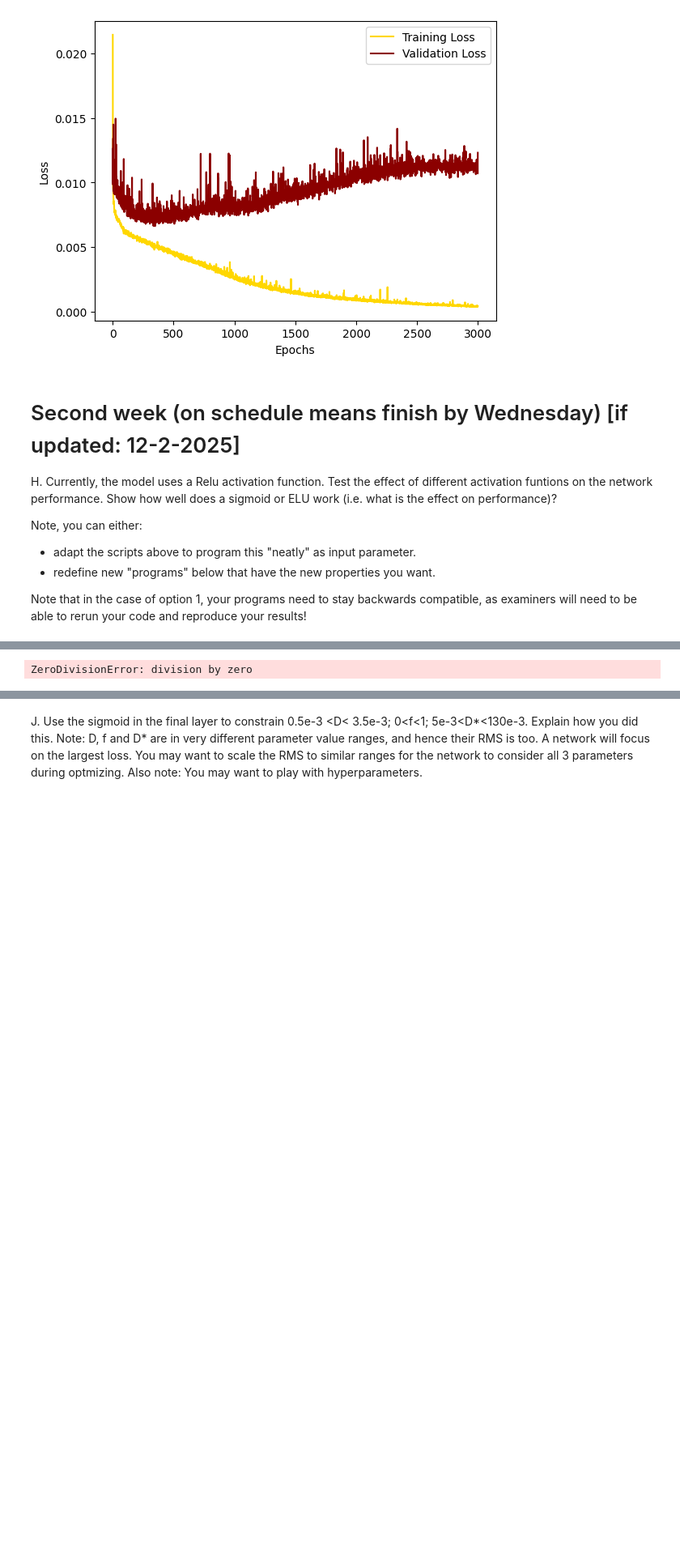
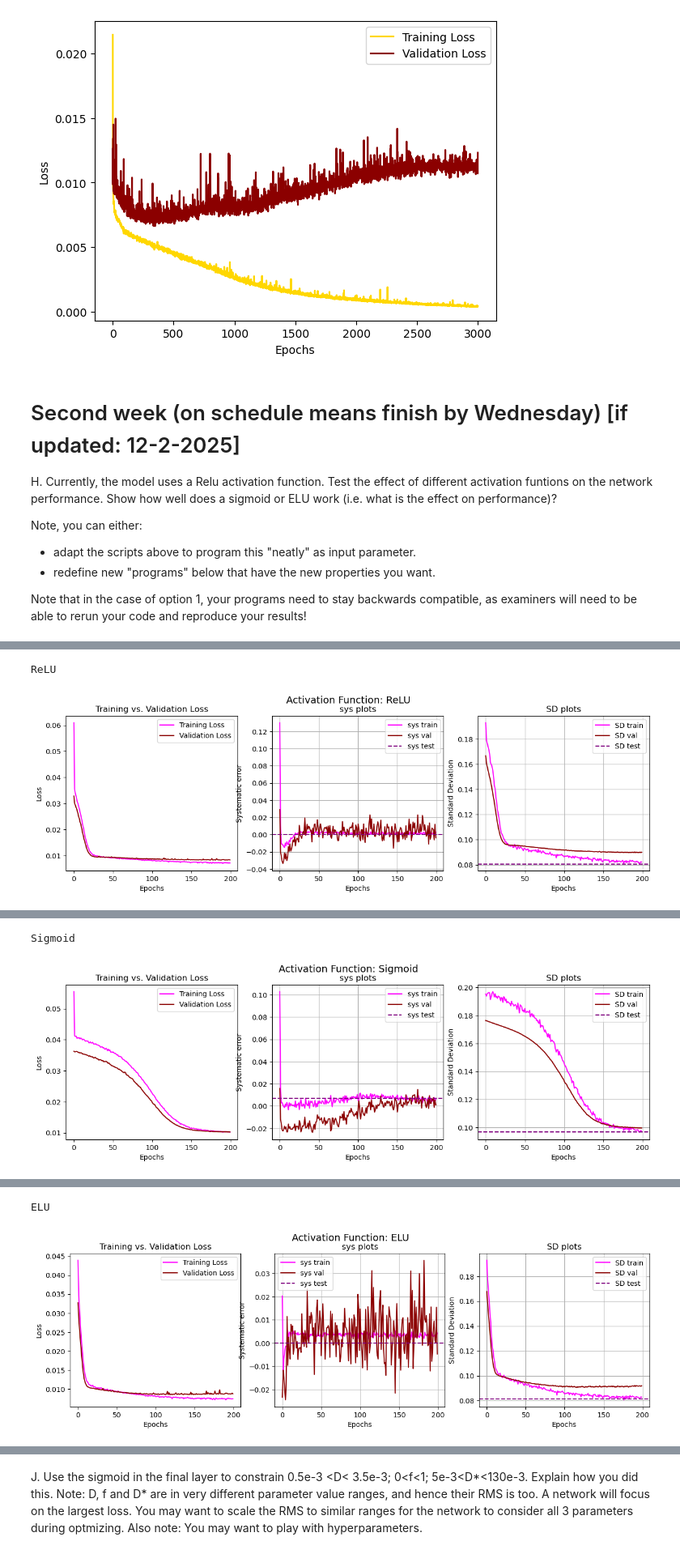
Before and after one commit to zoeazra/AI4MedicalImaging, a Jupyter notebook: Assignment 1/exercise_1.ipynb, the cells around one changed output, grey strips where cells are left out. Shown at 81% size. Cells and saved outputs as stored; diff of their text form; code cells hidden in the pictures; blank space fills up the shorter version.

```diff
--- a/Assignment 1/exercise_1.ipynb
+++ b/Assignment 1/exercise_1.ipynb
@@ -283,11 +313,11 @@ Adagrad on the other hand seems to perform the best out of all four optimizers.
 Code for 1A
 # %%
 #function that creates the model, splits the data and initializes the optimizer
-def create_data_model(name, learningrate=0.1, hidden_layers=2, seed=42, optimizer='SGD',bvalues=bvalues,batch_size=16,sims=1000, n_width=len(bvalues)):
+def create_data_model(name, learningrate=0.1, hidden_layers=2, seed=42, optimizer='SGD',bvalues=bvalues,batch_size=16,sims=1000, n_width=len(bvalues), function_act="ReLU", n_outputs=1):
     trainloader, inferloader, testloader = sim_dat(bvalues,batch_size=batch_size,sims=sims)
 
     # initialize model
-    model = make_model(n_inputs=len(bvalues), n_hidden=hidden_layers, n_outputs=1, n_width=n_width)
+    model = make_model(n_inputs=len(bvalues), n_hidden=hidden_layers, n_outputs=n_outputs, n_width=n_width, function=function_act)
     model.apply(init_weights)
 
     # initialize wandb
@@ -950,8 +889,9 @@ def create_data_model_adjusted(name, learningrate=0.1, hidden_layers=2, seed=42,
 # %%
 activation_functions = ['ReLU', 'Sigmoid', 'ELU']
+results = {}
 
 for function in activation_functions:
-    model, trainloader, inferloader, testloader, loss_module, device, optimizer = create_data_model_adjusted('test', optimizer="SGD", learningrate=0.001, function=function)
+    model, trainloader, inferloader, testloader, loss_module, device, opt = create_data_model('test', optimizer="SGD", learningrate=0.1, function=function)
 
     train_losses, val_losses, sys_val, SD_val, sys_train, SD_train = train_val_network(model, trainloader, inferloader, testloader, loss_module, device, opt, epochs=200)
 
@@ -960,7 +900,7 @@ for function in activation_functions:
     f_ref_test = torch.cat(f_ref_test).cpu().detach().numpy()
     f_pred_test = torch.cat(f_pred_test).cpu().detach().numpy()
 
-    results[learning_rate] = {
+    results[function] = {
         "train_losses": train_losses,
         "val_losses": val_losses,
         "Final Train Loss": train_losses[-1],
@@ -975,37 +915,40 @@ for function in activation_functions:
     }
 
     fig, axes = plt.subplots(1, 3, figsize=(15,4))
+
 
     # Plot training vs. validation loss
     axes[0].plot(range(len(train_losses)), train_losses, label="Training Loss", color="magenta")
     axes[0].plot(range(len(val_losses)), val_losses, label="Validation Loss", color="darkred")
     axes[0].set_xlabel("Epochs")
     axes[0].set_ylabel("Loss")
     axes[0].set_title("Training vs. Validation Loss")
     axes[0].legend()
 
 
 
 
     # Plot the results
     axes[1].plot(range(len(train_losses)), sys_train, color="magenta", label="sys train")
     axes[1].plot(range(len(val_losses)), sys_val, color="darkred", label="sys val")
     axes[1].axhline(sys_test, color="purple", label="sys test", linestyle = "--")
     axes[1].set_xlabel("Epochs")
     axes[1].set_ylabel("Systematic error")
     axes[1].set_title("sys plots")
     axes[1].legend()
     axes[1].grid(True)
 
     axes[2].plot(range(len(train_losses)), SD_train, color="magenta", label="SD train")
     axes[2].plot(range(len(val_losses)), SD_val, color="darkred", label="SD val")
     axes[2].axhline(SD_test, color="purple", label="SD test", linestyle = "--")
     axes[2].set_xlabel("Epochs")
     axes[2].set_ylabel("Standard Deviation")
     axes[2].set_title("SD plots")
     axes[2].legend()
     axes[2].grid(True)
+    fig.suptitle(f"Activation Function: {function}", fontsize=14)
     plt.show()
 # %% [output]
 [interactive output not drawn]
-ZeroDivisionError: division by zero
+ReLU
+[figure, added]
@@ -1011,0 +956,2 @@ ZeroDivisionError: division by zero
+Sigmoid
+[figure, added]
@@ -1012,3 +959,5 @@ ZeroDivisionError: division by zero
+ELU
+[figure, added]
 # %% [markdown]
 So far, we simualted a small amount of data, as it is easier to show overfitting etc. Note that you may want to simulate somewhat more data for this and the following exercises. This can be achieved by setting sims=100000 for the following exercises
 
```
Also changed, not shown: parts of 7 cells of this notebook.
